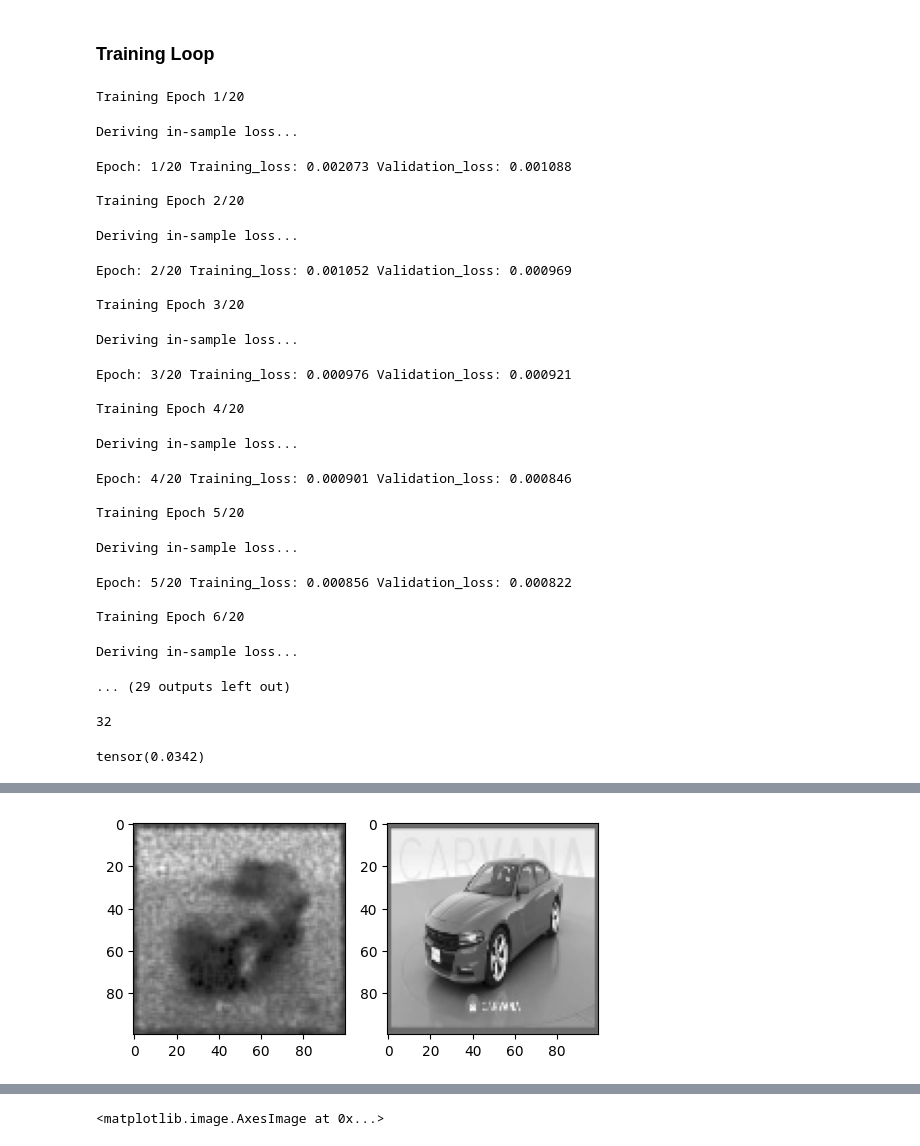
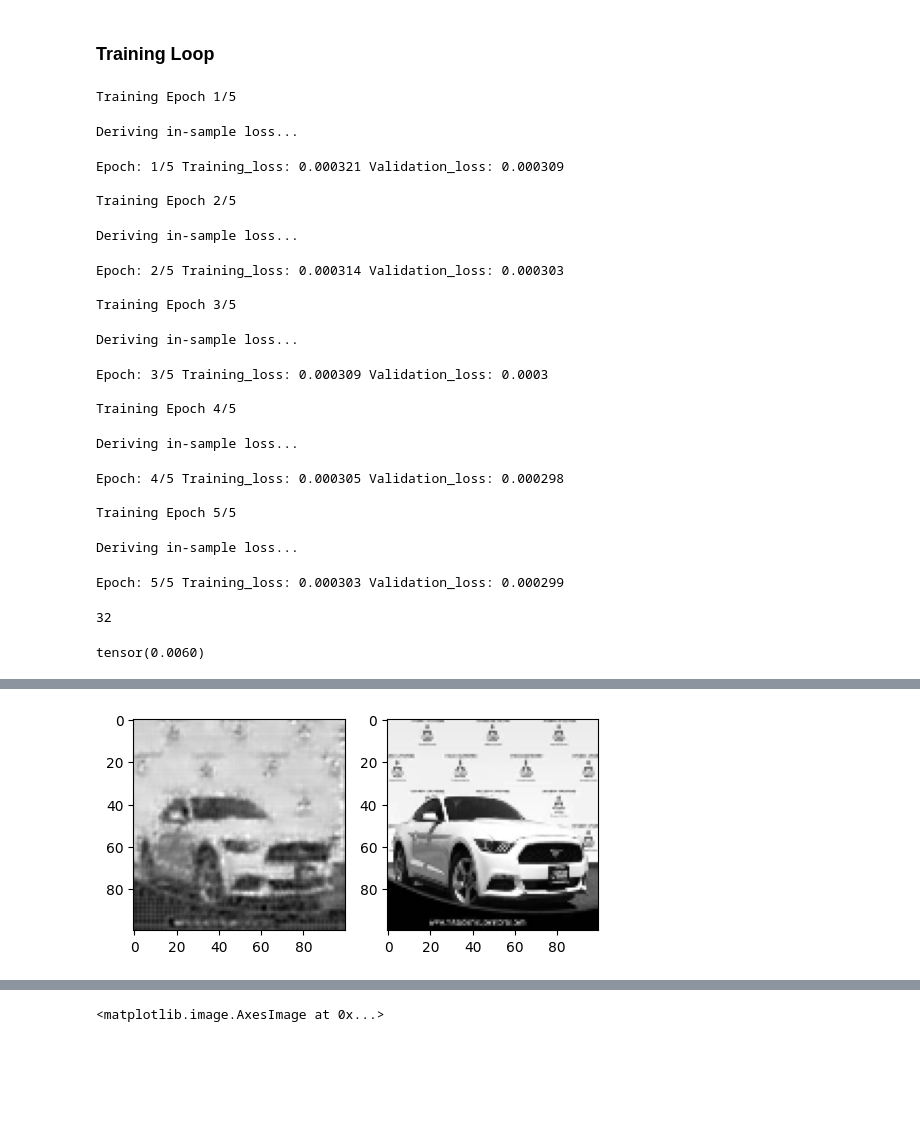
Before and after one commit to Oreolorun/NeuralNetsPractice, a Jupyter notebook: Autoencoder_Notebook.ipynb, the cells around one changed output, grey strips where cells are left out. Saved outputs shown, nothing was run; the diff lists cells and outputs as text; code cells hidden in the pictures; blank space fills up the shorter version.

```diff
--- a/Autoencoder_Notebook.ipynb
+++ b/Autoencoder_Notebook.ipynb
@@ -100,6 +100,10 @@ print('\nDone!')
 Rebuild argument set to false, data will be loaded into the dataset object from specified path. Set rebuild to true to rebuild dataset.
 
 Done!
+# %%
+#  upsampling images
+dataset = [[cv2.resize(x[0], (100, 100), interpolation=cv2.INTER_NEAREST), x[1]] for x in dataset]
+dataset = np.array(dataset)
 # %%
 def load_out_of_sample():
   cat_imgs = []
@@ -498,8 +502,8 @@ class UpScaler(nn.Module):
     self.conv3 = nn.Conv2d(16, 32, (3,3), padding=1)
     self.conv4 = nn.Conv2d(32, 64, (3,3), padding=1)
     self.conv5 = nn.Conv2d(64, 128, (3,3), padding=1)
-    self.fc2 = nn.Linear(1152, 500)
-    self.fc3 = nn.Linear(500, 1152)
+    self.fc2 = nn.Linear(1152, 800)
+    self.fc3 = nn.Linear(800, 1152)
     self.conv5T = nn.ConvTranspose2d(128, 64, (3,3), padding=1)
     self.conv4T = nn.ConvTranspose2d(64, 32, (3,3), padding=1)
     self.conv3T = nn.ConvTranspose2d(32, 16, (3,3), padding=1)
@@ -513,7 +517,7 @@ class UpScaler(nn.Module):
     self.bn3 = nn.BatchNorm2d(32)
     self.bn4 = nn.BatchNorm2d(64)
     self.bn5 = nn.BatchNorm2d(128)
-    self.bnl2 = nn.BatchNorm1d(500)
+    self.bnl2 = nn.BatchNorm1d(800)
     self.bnl3 = nn.BatchNorm1d(1152)
     self.bn5T = nn.BatchNorm2d(64)
     self.bn4T = nn.BatchNorm2d(32)
@@ -521,9 +525,9 @@ class UpScaler(nn.Module):
     self.bn2T = nn.BatchNorm2d(8)
 
   def forward(self, x):
-    x = x.view(-1, 5625) # --> flattened vectors of size 5625
-    x = F.relu(self.bnl1(self.fc1(x))) # --> upscaled from 5625 to 10000
-    x = x.view(-1, 1, 100, 100) # --> reshaped into image of 1 channel 100x100
+    # x = x.view(-1, 5625) # --> flattened vectors of size 5625
+    # x = F.relu(self.bnl1(self.fc1(x))) # --> upscaled from 5625 to 10000
+    # x = x.view(-1, 1, 100, 100) # --> reshaped into image of 1 channel 100x100
     x, idx_1 = self.pool(F.relu(self.bn1(self.conv1(x)))) # --> (8, 50, 50)
     layer_1 = x.size()
     x, idx_2 = self.pool(F.relu(self.bn2(self.conv2(x)))) # --> (16, 25, 25)
@@ -534,9 +538,9 @@ class UpScaler(nn.Module):
     layer_4 = x.size()
     x, idx_5 = self.pool(F.relu(self.bn5(self.conv5(x)))) # --> (128, 3, 3)
     layer_5 = x.size()
-    x = x.view(-1, 1152) # --> flattened vectors of size 1152
-    x = F.relu(self.bnl2(self.fc2(x))) # --> downsampled to 500
-    x = F.relu(self.bnl3(self.fc3(x))) # --> upsampled to 1152
+    # x = x.view(-1, 1152) # --> flattened vectors of size 1152
+    # x = F.relu(self.bnl2(self.fc2(x))) # --> downsampled to 800
+    # x = F.relu(self.bnl3(self.fc3(x))) # --> upsampled to 1152
     x = x.view(-1, 128, 3, 3) # --> reshaped into 128 channels 3x3
     x = F.relu(self.bn5T(self.conv5T(self.unpool(x, idx_5, output_size=layer_4)))) # --> (64, 6, 6)
     x = F.relu(self.bn4T(self.conv4T(self.unpool(x, idx_4, output_size=layer_3)))) # --> (32, 12, 12)
@@ -688,38 +695,33 @@ def train_model(network, epochs, loss_function, opt, train_loader, val_loader):
 # %%
-model = UpScaler()
-model.to(device)
+
 
 loss_fn = nn.MSELoss()
 
 optimizer = torch.optim.Adam(model.parameters(), lr=1e-3)
-epochs = 20
+epochs = 5
 
 metrics = train_model(network=model, epochs=epochs, loss_function=loss_fn,
                       opt=optimizer, train_loader=train_dl, val_loader=val_dl)
 # %% [output]
-Training Epoch 1/20
+Training Epoch 1/5
 Deriving in-sample loss...
-Epoch: 1/20 Training_loss: 0.002073 Validation_loss: 0.001088
+Epoch: 1/5 Training_loss: 0.000321 Validation_loss: 0.000309
 
-Training Epoch 2/20
+Training Epoch 2/5
 Deriving in-sample loss...
-Epoch: 2/20 Training_loss: 0.001052 Validation_loss: 0.000969
+Epoch: 2/5 Training_loss: 0.000314 Validation_loss: 0.000303
 
-Training Epoch 3/20
+Training Epoch 3/5
 Deriving in-sample loss...
-Epoch: 3/20 Training_loss: 0.000976 Validation_loss: 0.000921
+Epoch: 3/5 Training_loss: 0.000309 Validation_loss: 0.0003
 
-Training Epoch 4/20
+Training Epoch 4/5
 Deriving in-sample loss...
-Epoch: 4/20 Training_loss: 0.000901 Validation_loss: 0.000846
+Epoch: 4/5 Training_loss: 0.000305 Validation_loss: 0.000298
 
-Training Epoch 5/20
+Training Epoch 5/5
 Deriving in-sample loss...
-Epoch: 5/20 Training_loss: 0.000856 Validation_loss: 0.000822
-
-Training Epoch 6/20
+Epoch: 5/5 Training_loss: 0.000303 Validation_loss: 0.000299
-Deriving in-sample loss...
-... (29 outputs left out)
 # %%
 for img, lb in test_dl:
   print(len(img))
@@ -731,15 +733,17 @@ model.eval()
 with torch.no_grad():
   out = model(img.to(device))
 # %%
-F.mse_loss(out[27].cpu(), lb[27])
+F.mse_loss(out[0].cpu(), lb[0])
 # %% [output]
-tensor(0.0342)
+tensor(0.0060)
 # %%
 def plot_upscaled(idx):
+  loss = F.mse_loss(out[idx].cpu(), lb[idx])
+  print(f'loss = {round(loss.item(),3)}')
   fig, axes = plt.subplots(1, 2, dpi=100)
   axes[0].imshow(out[idx].cpu().view(100,100), cmap='gray')
   axes[1].imshow(lb[idx].cpu().view(100,100), cmap='gray')
   pass
 # %%
-plot_upscaled(8)
+plot_upscaled(5)
 # %% [output]
@@ -746,4 +751,4 @@ plot_upscaled(8)
-[figure, old version]
+[figure, new version]
 # %%
 plt.imshow(out[3].cpu().view(100, 100), cmap='gray')
 # %% [output]
```
Also changed, not shown: parts of 17 cells of this notebook.
